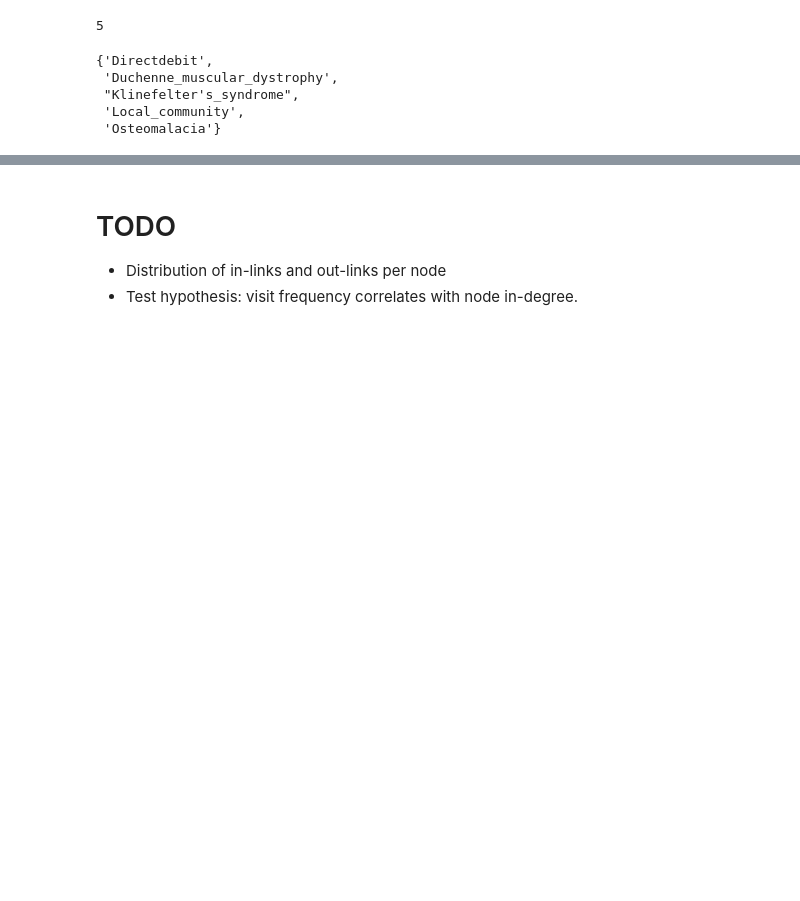
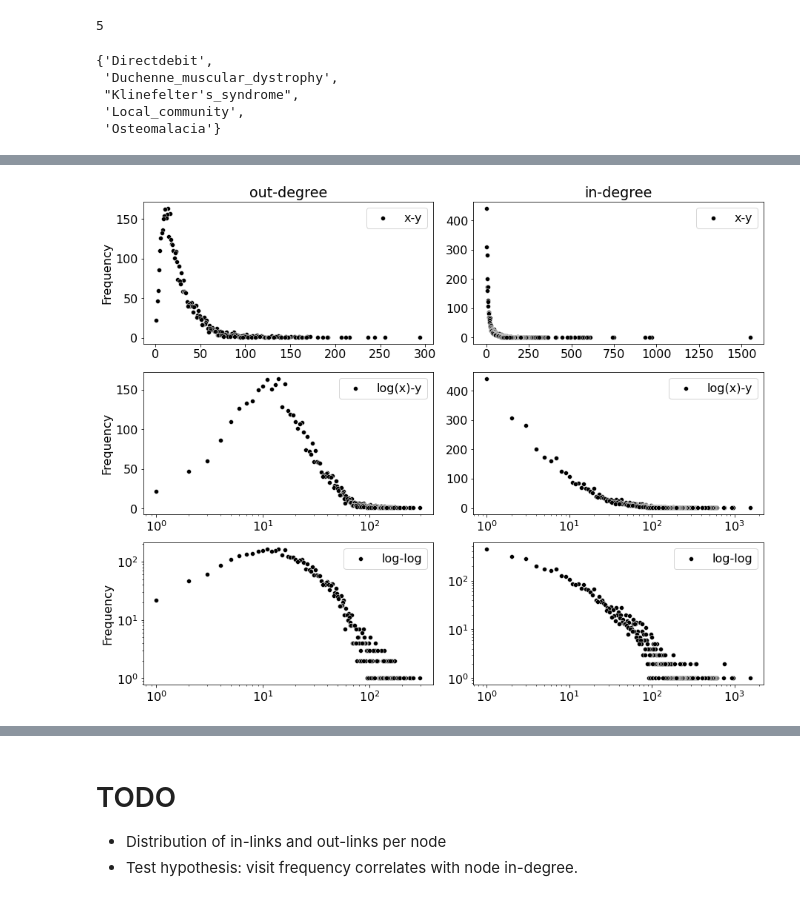
Before and after one commit to epfl-ada/ada-2022-project-theadalyzers, a Jupyter notebook: network-analysis.ipynb, the cells around one changed output, grey strips where cells are left out. Saved outputs shown, nothing was run; the diff lists cells and outputs as text; code cells hidden in the pictures; blank space fills up the shorter version.

```diff
--- a/network-analysis.ipynb
+++ b/network-analysis.ipynb
@@ -78,0 +110,31 @@ nodes_no_inlink[:5]
+# %%
+plt.rcParams['font.size'] = 16
+
+fig, ax = plt.subplots(3,2,
+                       figsize=(15,12),
+                       gridspec_kw={'wspace':0.14})
+
+labels = ["x-y", "log(x)-y", "log-log"]
+for i in range(3):
+    sns.scatterplot(data = df['out'].value_counts().value_counts(),
+                    ax=ax[i,0], color='k', label=labels[i])
+    sns.scatterplot(data = df['in'].value_counts().value_counts(),
+                    ax=ax[i,1], color='k', label=labels[i])
+
+ax[0, 0].set_title("out-degree")
+ax[0, 1].set_title("in-degree")
+
+for i in range(2):
+    # Set log scale in x for second row plots
+    ax[1,i].set_xscale('log')
+    # log-log scale in 3rd row
+    ax[2,i].set_xscale('log')
+    ax[2,i].set_yscale('log')
+
+for i in range(3):
+    ax[i, 0].set_ylabel("Frequency")
+    ax[i, 1].set_ylabel("")
+
+plt.legend();
+# %% [output]
+[figure, added]
```
Also changed, not shown: parts of 14 cells of this notebook.
